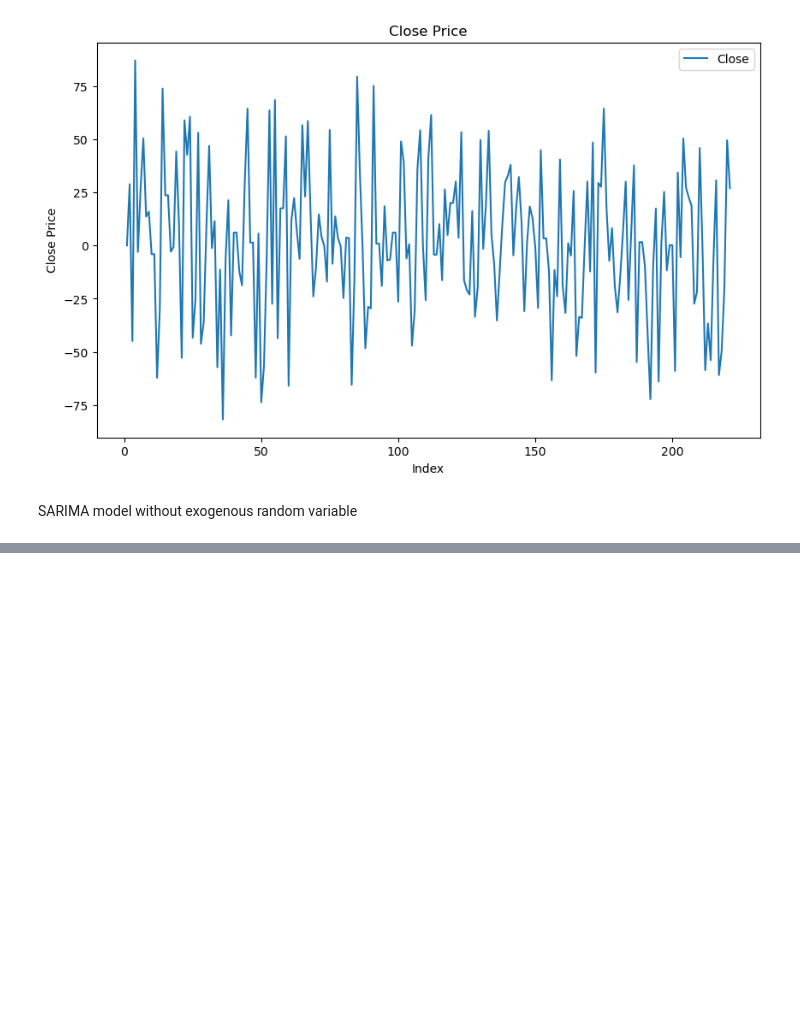
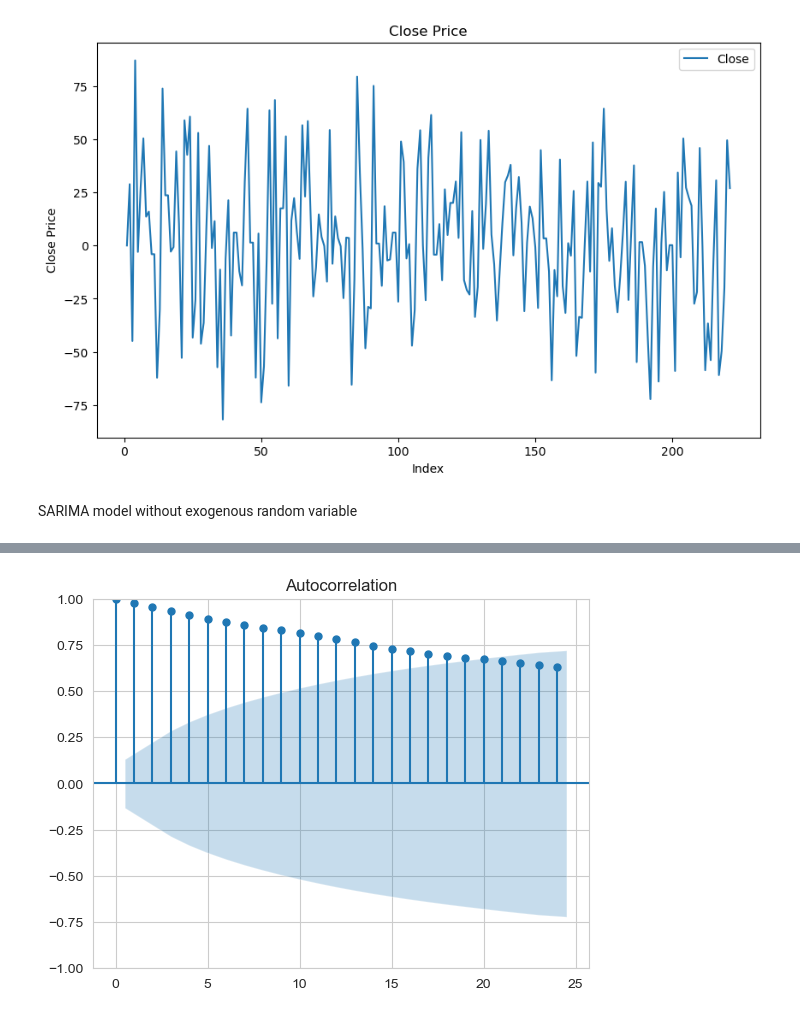
Before and after one commit to nasheydari/NSPP-News-Based-Stock-Price-Prediction, a Jupyter notebook: train.ipynb, the cells around one changed output, grey strips where cells are left out. Saved outputs shown, nothing was run; the diff lists cells and outputs as text; code cells hidden in the pictures; blank space fills up the shorter version.

```diff
--- a/train.ipynb
+++ b/train.ipynb
@@ -183,0 +230,5 @@ plt.show()
+# %%
+plot_acf(df_train['Close_numeric'].dropna())
+plt.show()
+# %% [output]
+[figure, added]
```
Also changed, not shown: parts of 17 cells of this notebook.
